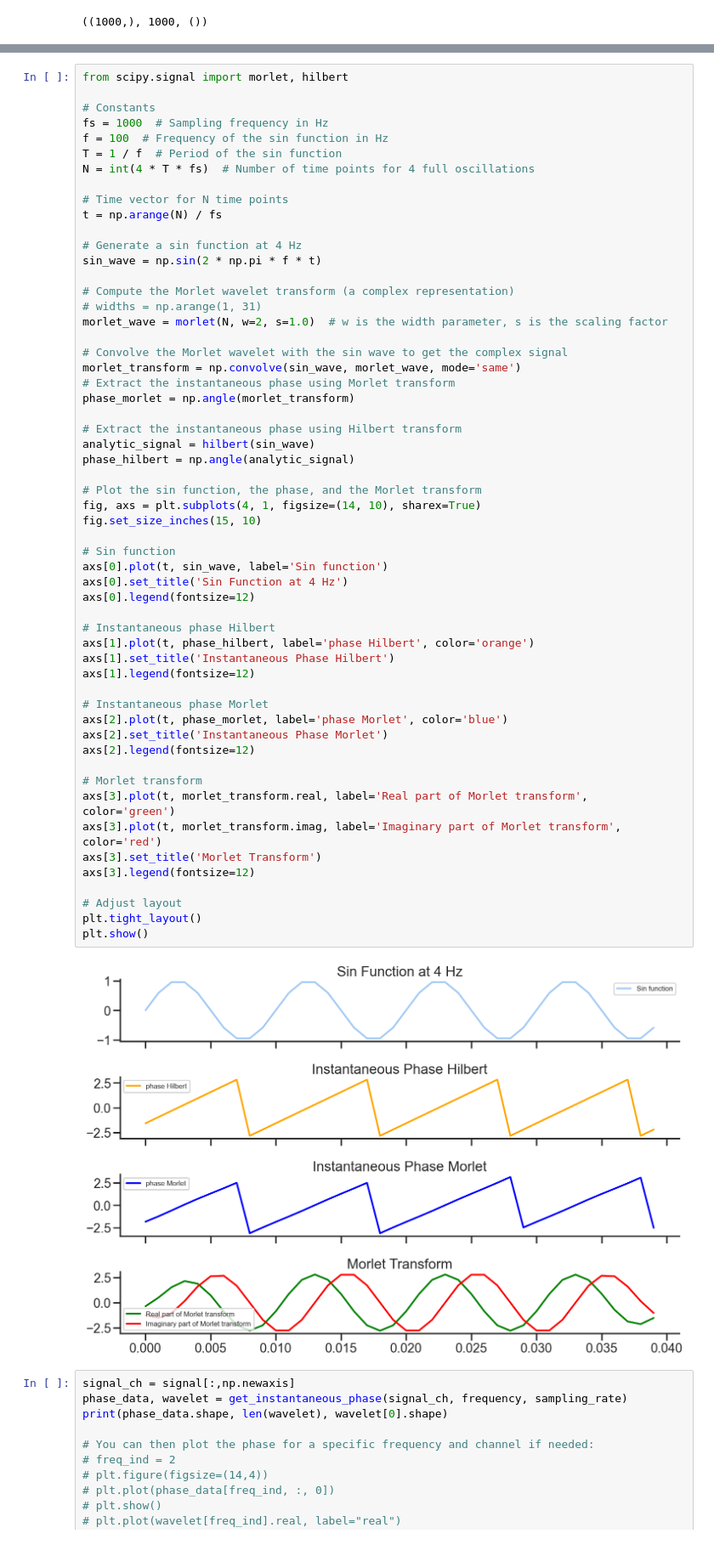
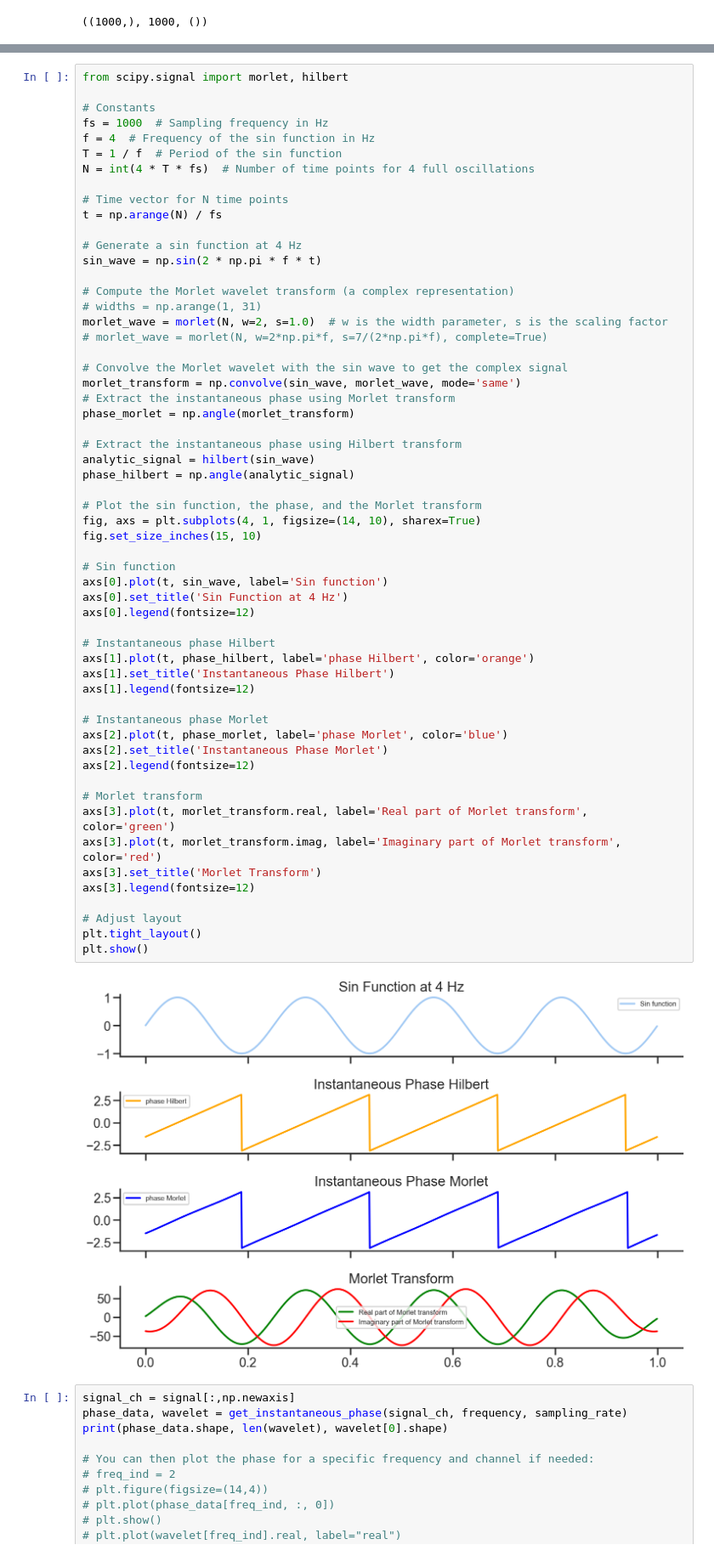
Before and after one commit to gdelfe/Ketamine_effects_on_the_brain, a Jupyter notebook: python/Place_cells_spike_analysis.ipynb, the cells around one changed output, grey strips where cells are left out. Shown at 85% size. Cells and saved outputs as stored; diff of their text form.

```diff
--- a/python/Place_cells_spike_analysis.ipynb
+++ b/python/Place_cells_spike_analysis.ipynb
@@ -523,7 +523,7 @@ from scipy.signal import morlet, hilbert
 
 # Constants
 fs = 1000  # Sampling frequency in Hz
-f = 100  # Frequency of the sin function in Hz
+f = 4  # Frequency of the sin function in Hz
 T = 1 / f  # Period of the sin function
 N = int(4 * T * fs)  # Number of time points for 4 full oscillations
 
@@ -536,6 +536,7 @@ sin_wave = np.sin(2 * np.pi * f * t)
 # Compute the Morlet wavelet transform (a complex representation)
 # widths = np.arange(1, 31)
 morlet_wave = morlet(N, w=2, s=1.0)  # w is the width parameter, s is the scaling factor
+# morlet_wave = morlet(N, w=2*np.pi*f, s=7/(2*np.pi*f), complete=True)
 
 # Convolve the Morlet wavelet with the sin wave to get the complex signal
 morlet_transform = np.convolve(sin_wave, morlet_wave, mode='same')
@@ -548,34 +549,34 @@ phase_hilbert = np.angle(analytic_signal)
 
 # Plot the sin function, the phase, and the Morlet transform
 fig, axs = plt.subplots(4, 1, figsize=(14, 10), sharex=True)
 fig.set_size_inches(15, 10)
 
 # Sin function
 axs[0].plot(t, sin_wave, label='Sin function')
 axs[0].set_title('Sin Function at 4 Hz')
 axs[0].legend(fontsize=12)
 
 # Instantaneous phase Hilbert
 axs[1].plot(t, phase_hilbert, label='phase Hilbert', color='orange')
 axs[1].set_title('Instantaneous Phase Hilbert')
 axs[1].legend(fontsize=12)
 
 # Instantaneous phase Morlet
 axs[2].plot(t, phase_morlet, label='phase Morlet', color='blue')
 axs[2].set_title('Instantaneous Phase Morlet')
 axs[2].legend(fontsize=12)
 
 # Morlet transform
 axs[3].plot(t, morlet_transform.real, label='Real part of Morlet transform', color='green')
 axs[3].plot(t, morlet_transform.imag, label='Imaginary part of Morlet transform', color='red')
 axs[3].set_title('Morlet Transform')
 axs[3].legend(fontsize=12)
 
 # Adjust layout
 plt.tight_layout()
 plt.show()
 # %% [output]
-[figure, old version]
+[figure, new version]
 # %%
 signal_ch = signal[:,np.newaxis]
 phase_data, wavelet = get_instantaneous_phase(signal_ch, frequency, sampling_rate)
```
